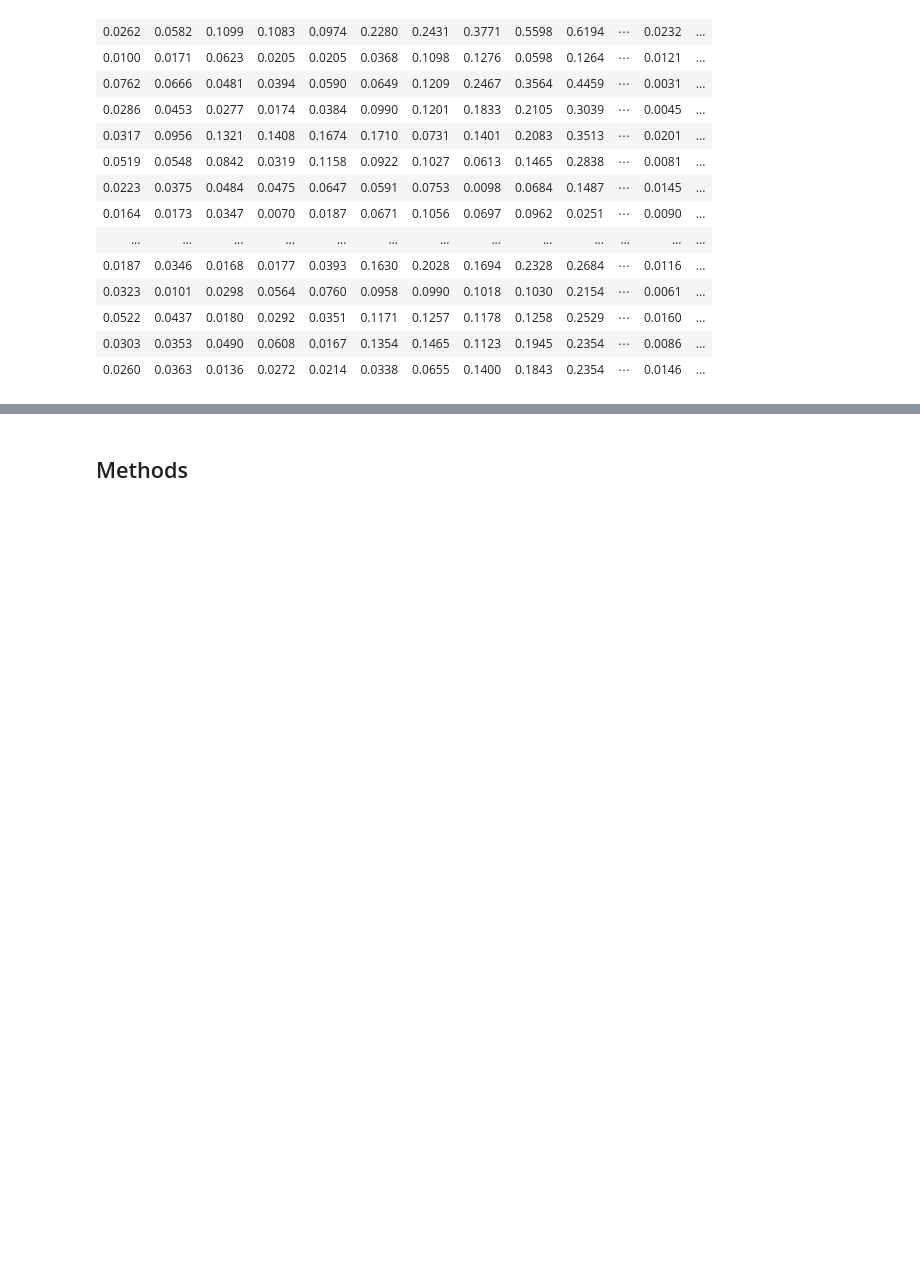
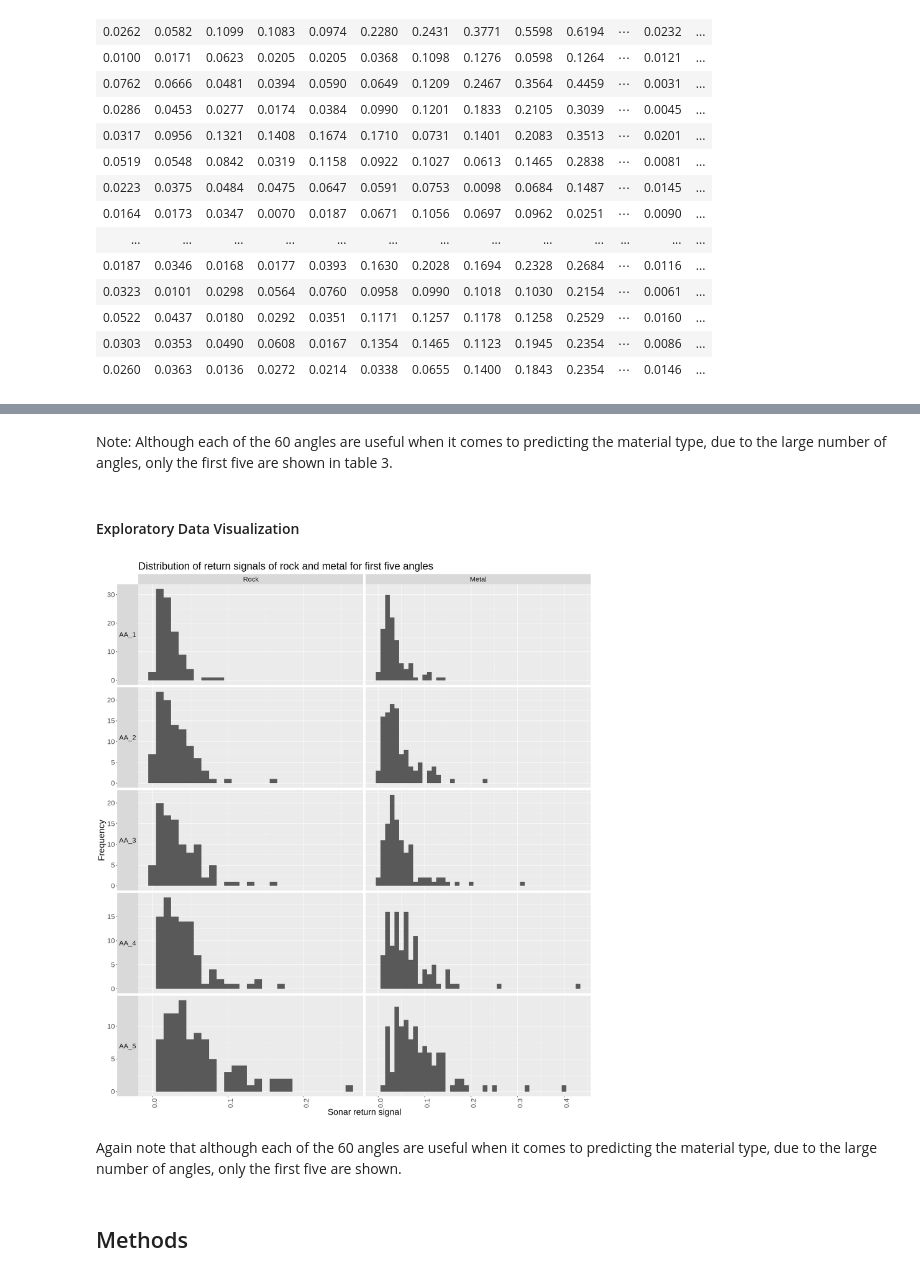
Before and after one commit to m2icocoa/group_project_team_6, a Jupyter notebook: proposal.ipynb, the cells around one changed output, grey strips where cells are left out. Drawn from its saved outputs; the diff is of its cells as text; code cells hidden in the pictures; blank space fills up the shorter version.

```diff
--- a/proposal.ipynb
+++ b/proposal.ipynb
@@ -158,3 +159,31 @@ All the columns except Rocks_or_Mines are numerical variables. Rocks_or_Mines is
+# %% [markdown]
+Note: Although each of the 60 angles are useful when it comes to predicting the material type, due to the large number of angles, only the first five are shown in table 3.
+# %% [markdown]
+#### Exploratory Data Visualization
+# %%
+options(repr.plot.width = 16, repr.plot.height = 18)
+sonar_longer <- pivot_longer(sonar,
+            cols = AA_1:AA_60,
+            names_to = "angle",
+            values_to = "return_measurement") %>%
+            filter(angle == "AA_1" | angle == "AA_2" | angle == "AA_3" | angle == "AA_4" | angle == "AA_5") %>%
+            mutate(angle = as_factor(angle)) %>%
+            mutate(Rocks_or_Mines = recode(Rocks_or_Mines, R = "Rock", M = "Metal"))
+
+sonar_longer %>% ggplot(aes(x = return_measurement)) +
+   geom_histogram(binwidth = 0.01) +
+   xlab("Sonar return signal") +
+   ylab("Frequency") +
+   labs(title = "Distribution of return signals of rock and metal for first five angles") +
+   facet_grid(angle ~ Rocks_or_Mines, scales = "free",
+              switch = "y") +
+   theme(axis.text.x = element_text(angle = 90, hjust = 1),
+        strip.text.y.left = element_text(angle = 0),
+        text = element_text(size = 20))
+# %% [output]
+[figure, added]
+# %% [markdown]
+Again note that although each of the 60 angles are useful when it comes to predicting the material type, due to the large number of angles, only the first five are shown.
 # %% [markdown]
 ## Methods
 # %% [markdown]
```
Also changed, not shown: parts of 11 cells of this notebook.
